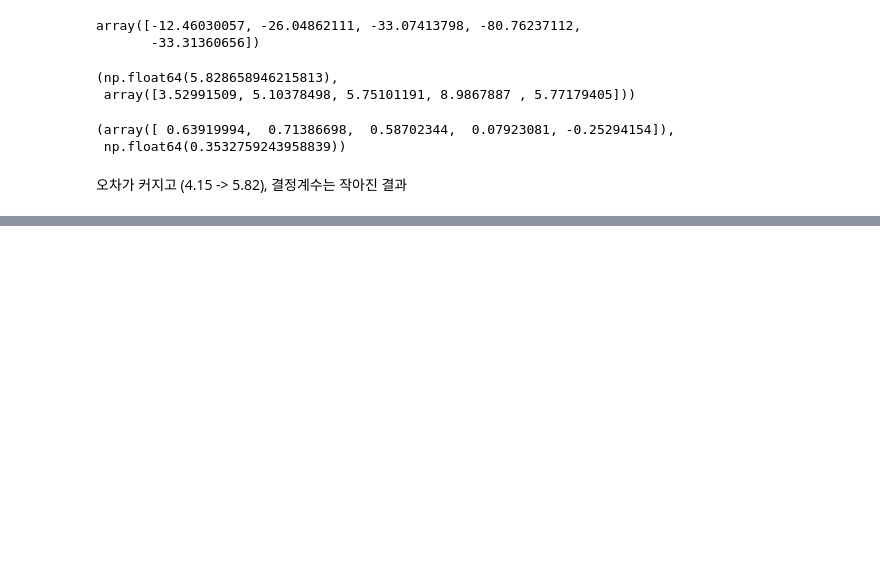
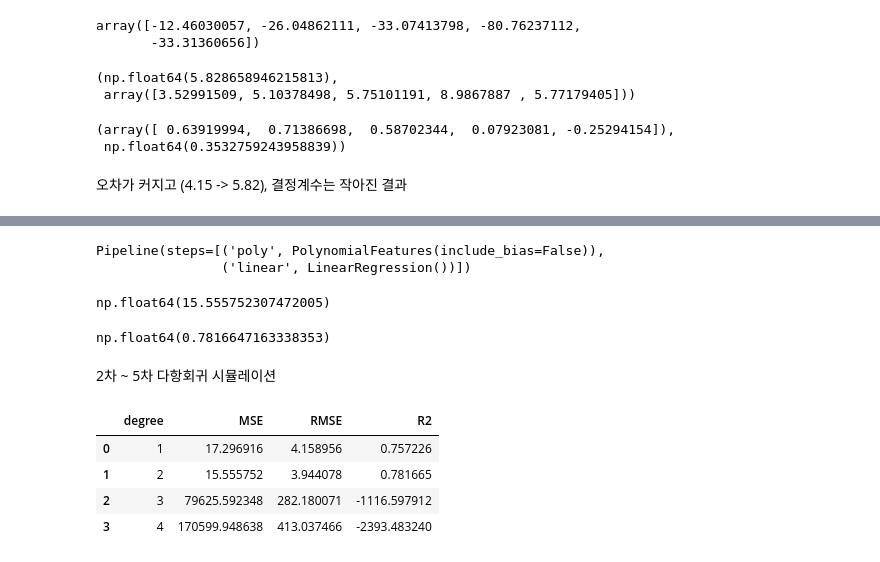
Before and after one commit to hongsh2003/hipython_rep, a Jupyter notebook: 37_선형회귀분석.ipynb, the cells around one changed output, grey strips where cells are left out. Saved outputs shown, nothing was run; the diff lists cells and outputs as text; code cells hidden in the pictures; blank space fills up the shorter version.

```diff
--- a/37_선형회귀분석.ipynb
+++ b/37_선형회귀분석.ipynb
@@ -167,0 +175,47 @@ r2_scores, np.mean(r2_scores)
+# %%
+X_train, X_test, y_train, y_test = train_test_split(X,y,test_size = 0.3, random_state = 156)
+model_poly = Pipeline([
+    ('poly', PolynomialFeatures(degree = 2, include_bias = False)),
+    ('linear', LinearRegression())]
+)
+model_poly.fit(X_train, y_train)
+# %% [output]
+Pipeline(steps=[('poly', PolynomialFeatures(include_bias=False)),
+                ('linear', LinearRegression())])
+# %%
+pred_poly = model_poly.predict(X_test)
+mean_squared_error(y_test, pred_poly)
+# %% [output]
+np.float64(15.555752307472005)
+# %%
+r2_score(y_test, pred_poly)
+# %% [output]
+np.float64(0.7816647163338353)
+# %% [markdown]
+2차 ~ 5차 다항회귀 시뮬레이션
+# %%
+results = []
+
+for degree in range(1, 5):
+    model_poly = Pipeline([
+        ('poly', PolynomialFeatures(degree = degree, include_bias = False)),
+        ('linear', LinearRegression())]
+    )
+    model_poly.fit(X_train, y_train)
+    pred_poly = model_poly.predict(X_test)
+    mse = mean_squared_error(y_test, pred_poly)
+    rmse = np.sqrt(mse)
+    r2 = r2_score(y_test, pred_poly)
+
+    results.append({'degree': degree,
+                    'MSE': mse,
+                    'RMSE': rmse,
+                    'R2':r2})
+
+pd.DataFrame(results)
+# %% [output]
+|  | degree | MSE | RMSE | R2 |
+| 0 | 1 | 17.296916 | 4.158956 | 0.757226 |
+| 1 | 2 | 15.555752 | 3.944078 | 0.781665 |
+| 2 | 3 | 79625.592348 | 282.180071 | -1116.597912 |
+| 3 | 4 | 170599.948638 | 413.037466 | -2393.483240 |
```
Also changed, not shown: parts of 5 cells of this notebook, 3 other files.
